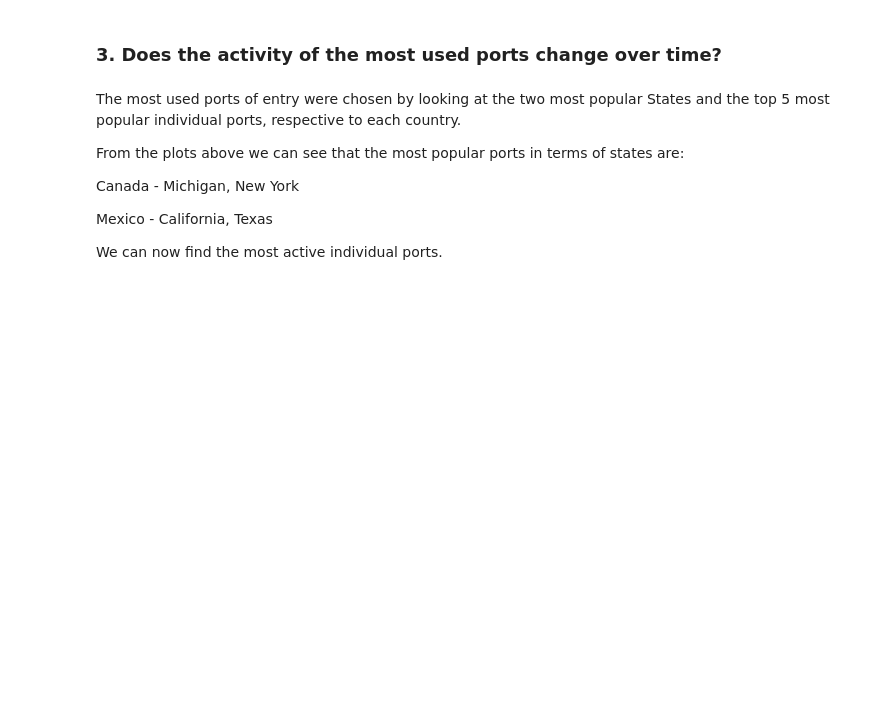
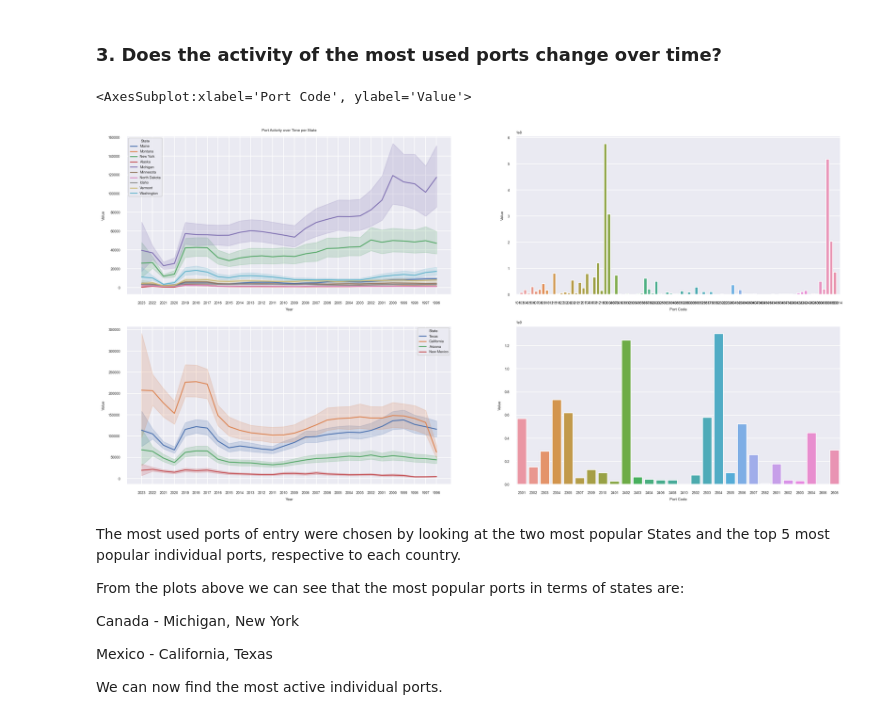
Before and after one commit to Roman20022002/Data-Analysis, a Jupyter notebook: DataMadness.ipynb, the cells around one changed output. Drawn from its saved outputs; the diff is of its cells as text; code cells hidden in the pictures; blank space fills up the shorter version.

```diff
--- a/DataMadness.ipynb
+++ b/DataMadness.ipynb
@@ -484,15 +472,18 @@ slight increase in beginning till 2001
 # %%
 # To find most used find averages
 figs, axss = plt.subplots(nrows=2,ncols=2)
 
 portCan = canadacrossings[['State','Port Code','Value']].groupby(['State','Port Code']).agg(sum).reset_index(level=['Port Code'])
 portMex = mexicocrossings[['State','Port Code','Value']].groupby(['State','Port Code']).agg(sum).reset_index(level=['Port Code'])
 
-sns.lineplot(data=canadacrossings,x="Year",y="Value",hue="State",ax=axss[0,0])
+sns.lineplot(data=canadacrossings,x="Year",y="Value",hue="State",ax=axss[0,0]).set(title='Port Activity over Time per State')
 sns.lineplot(data=mexicocrossings,x="Year",y="Value",hue="State",ax=axss[1,0])
 
 sns.barplot(data=portCan,x="Port Code",y="Value",ax=axss[0,1])
 sns.barplot(data=portMex,x="Port Code",y="Value",ax=axss[1,1])
+# %% [output]
+<AxesSubplot:xlabel='Port Code', ylabel='Value'>
+[figure, added]
 # %% [markdown]
 The most used ports of entry were chosen by looking at the two most popular States and the top 5 most popular individual ports, respective to each country.
 
```
Also changed, not shown: parts of 15 cells of this notebook.
